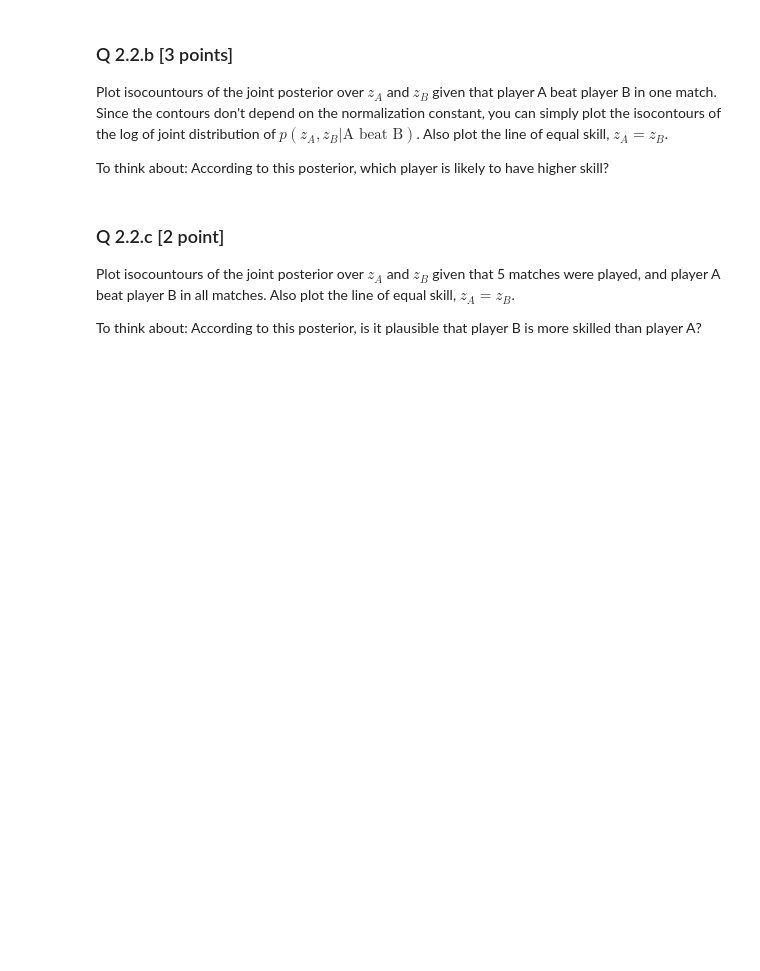
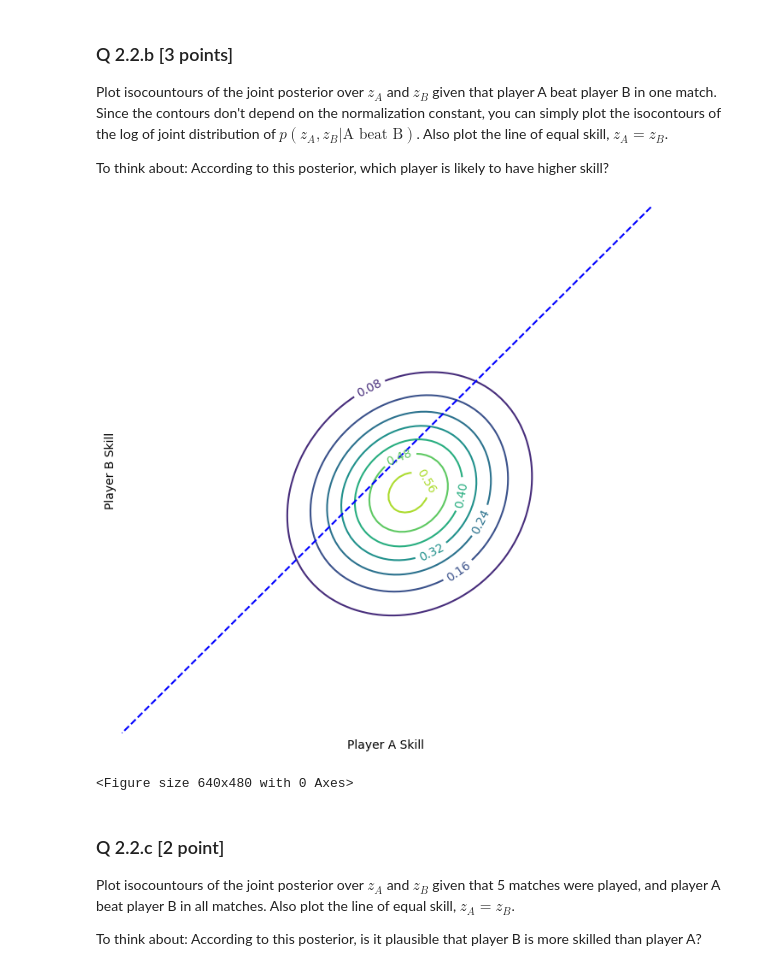
Before and after one commit to Junbo345/Exercise3, a Jupyter notebook: sta414_2025_assignment_2.ipynb, the cells around one changed output. Drawn from its saved outputs; the diff is of its cells as text; code cells hidden in the pictures; blank space fills up the shorter version.

```diff
--- a/sta414_2025_assignment_2.ipynb
+++ b/sta414_2025_assignment_2.ipynb
@@ -470,13 +451,12 @@ To ensure numerical stability, use the function $torch.logaddexp$
 # %%
 def logp_a_beats_b(z_a, z_b):
   # Hint: Use torch.logaddexp
-  # TODO
-  pass
+  return -torch.logaddexp(torch.tensor(0.), z_b - z_a)
+
 
 def logp_b_beats_a(z_a, z_b):
   # Hint: Use torch.logaddexp
-  # TODO
-  pass
+  return -torch.logaddexp(torch.tensor(0.), z_a - z_b)
 # %% [markdown]
 ## Q 2.2 Examining the posterior for only two players and toy data [10 points]
 To get a feel for this model, we'll first consider the case where we only have 2 players, $A$ and $B$.
@@ -536,14 +521,17 @@ To think about: According to this posterior, which player is likely to have high
 # %%
 def log_posterior_A_beat_B(z1, z2):
   # TODO: Combine the prior for two players with the likelihood for A beat B.
   # You might want to use the log_prior_over_2_players function from above.
-  pass
+  return logp_a_beats_b(z1, z2) + log_prior_over_2_players(z1, z2)
 
 def posterior_A_beat_B(z1, z2):
   return torch.exp(log_posterior_A_beat_B(z1, z2))
 
 plot_2d_fun(posterior_A_beat_B, "Player A Skill", "Player B Skill")
 # Note that the posterior probabilities shown are unnormalized
+# %% [output]
+[figure, added]
+<Figure size 640x480 with 0 Axes>
 # %% [markdown]
 ### Q 2.2.c [2 point]
 
```
Also changed, not shown: parts of 16 cells of this notebook.
